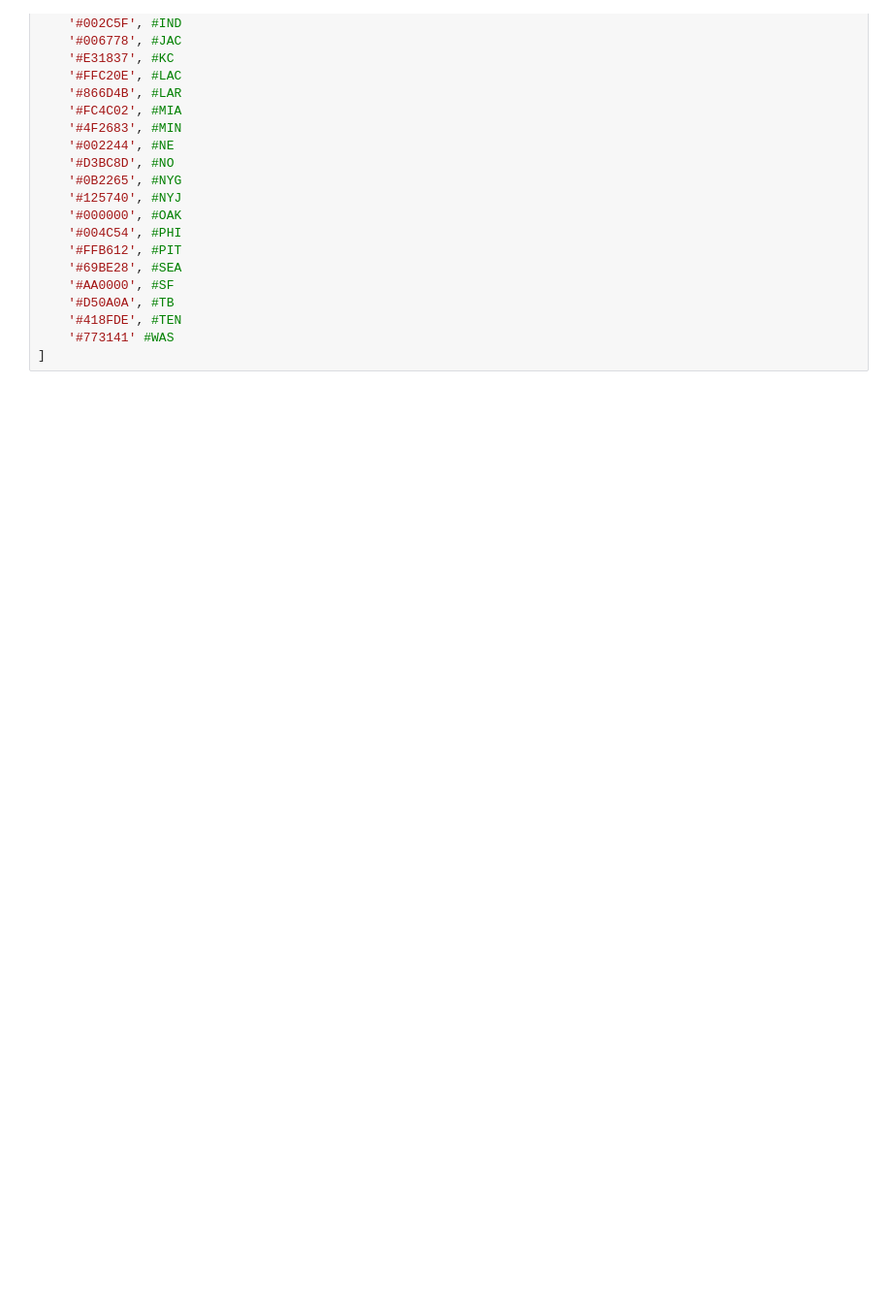
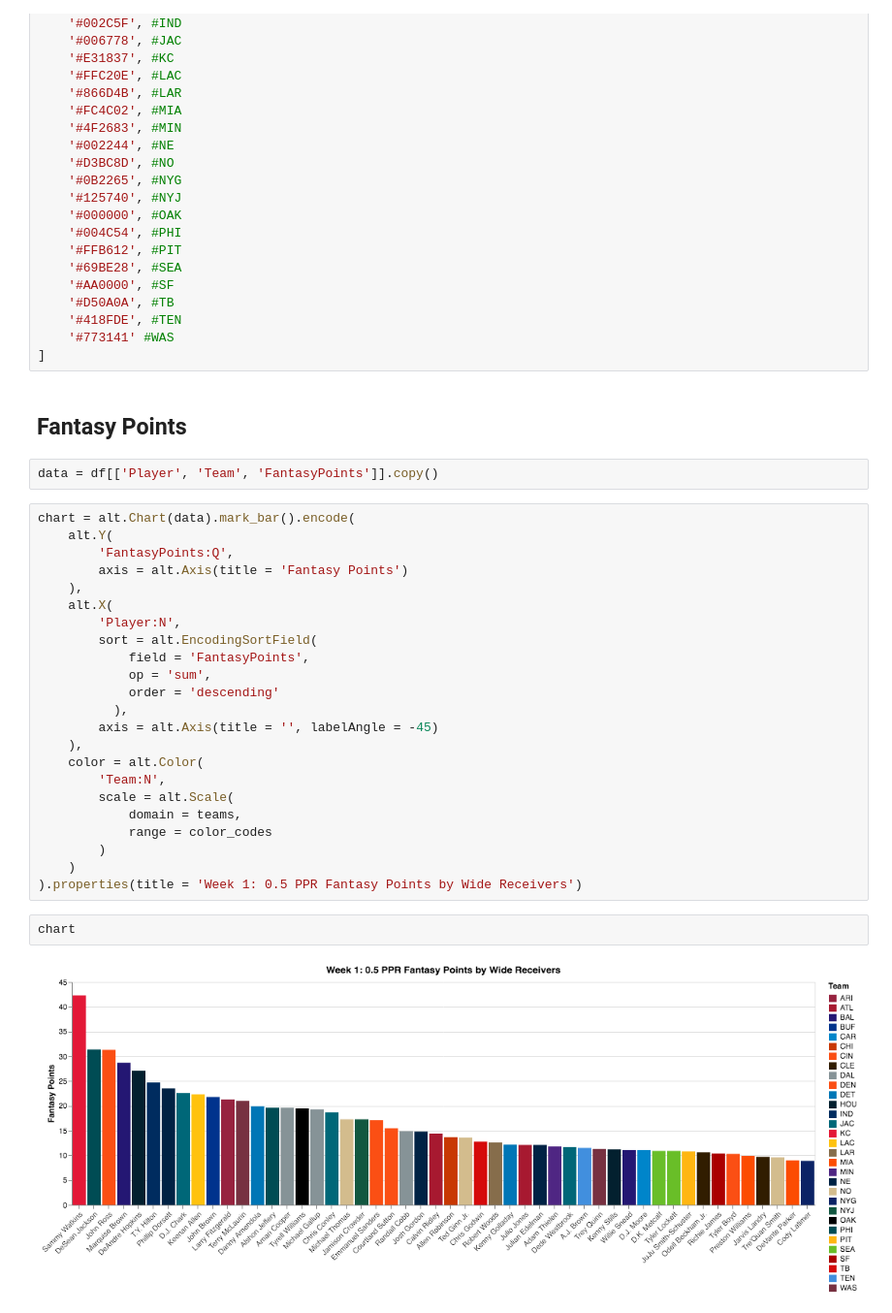
Before and after one commit to sarthakbatragatech/FantasyFootballVisualizer2019, a Jupyter notebook: plot_WR_data.ipynb, the cells around one changed output. Shown at 97% size. Drawn from its saved outputs; the diff is of its cells as text; blank space fills up the shorter version.

Commit message:
Added fantasy points plot for WR

```diff
--- a/plot_WR_data.ipynb
+++ b/plot_WR_data.ipynb
@@ -79,3 +79,34 @@ color_codes = [
     '#418FDE', #TEN
     '#773141' #WAS
 ]
+# %% [markdown]
+## Fantasy Points
+# %%
+data = df[['Player', 'Team', 'FantasyPoints']].copy()
+# %%
+chart = alt.Chart(data).mark_bar().encode(
+    alt.Y(
+        'FantasyPoints:Q',
+        axis = alt.Axis(title = 'Fantasy Points')
+    ),
+    alt.X(
+        'Player:N',
+        sort = alt.EncodingSortField(
+            field = 'FantasyPoints',
+            op = 'sum',
+            order = 'descending'
+          ),
+        axis = alt.Axis(title = '', labelAngle = -45)
+    ),
+    color = alt.Color(
+        'Team:N',
+        scale = alt.Scale(
+            domain = teams,
+            range = color_codes
+        )
+    )
+).properties(title = 'Week 1: 0.5 PPR Fantasy Points by Wide Receivers')
+# %%
+chart
+# %% [output]
+[figure, added]
```
Also changed, not shown: parts of 6 cells of this notebook, 2 other files.
